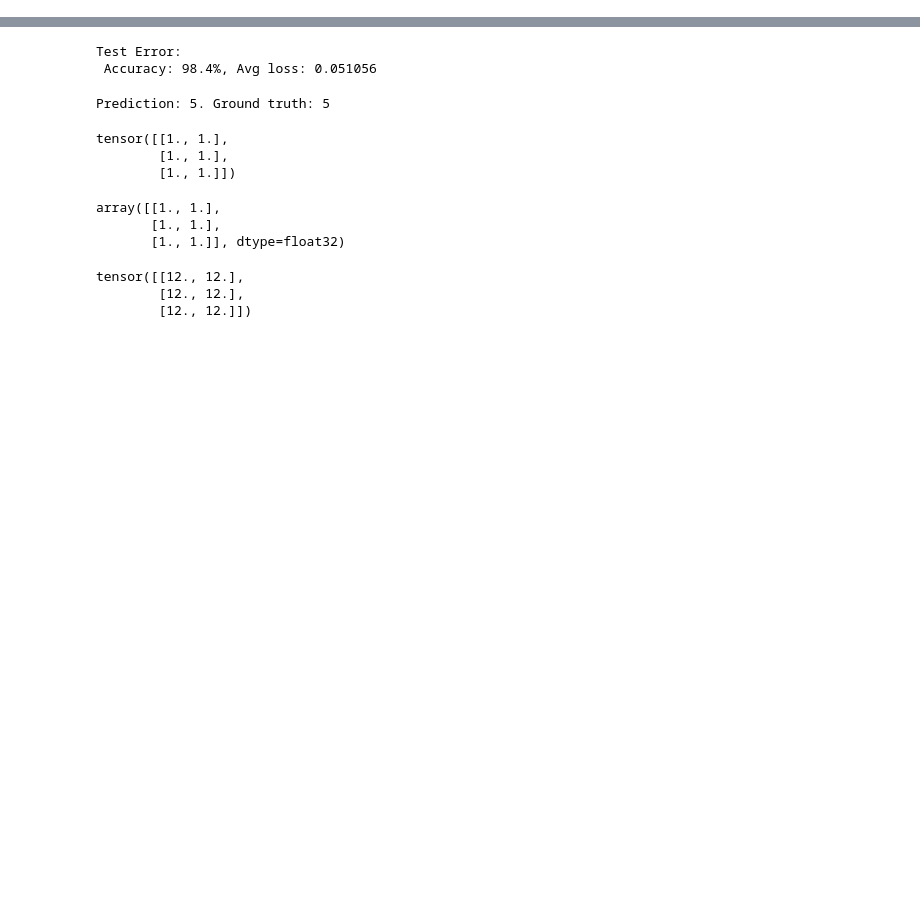
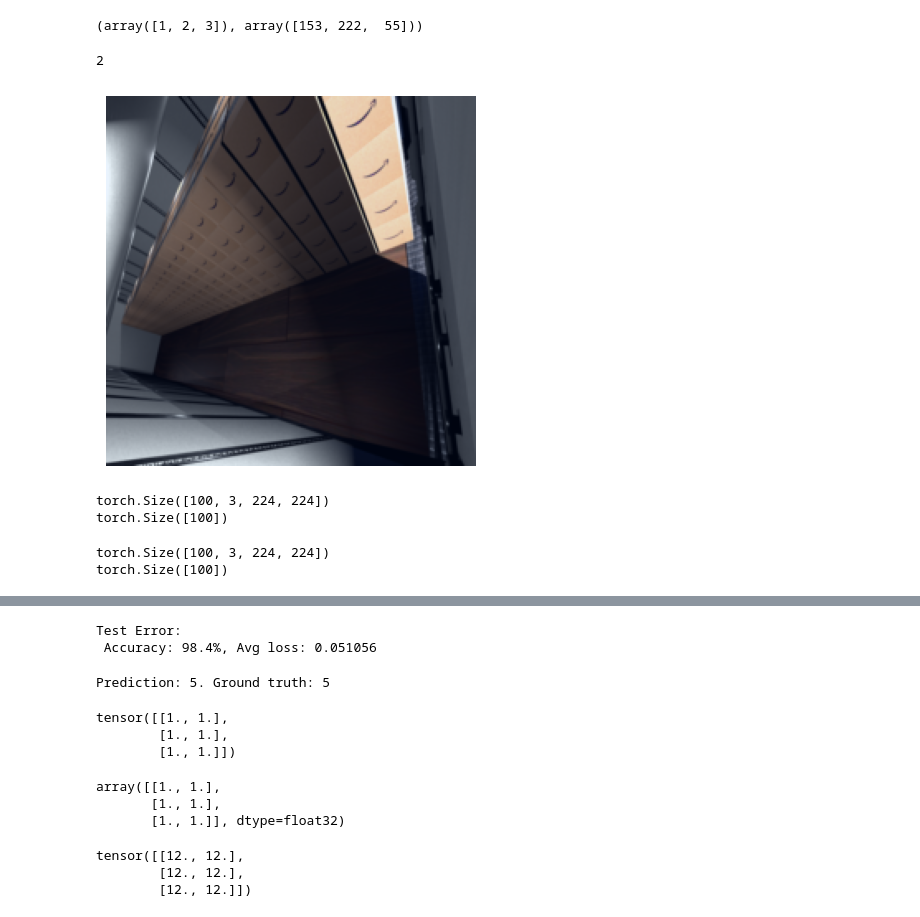
Before and after one commit to rissalhedna/Model-Playground, a Jupyter notebook: playground.ipynb, the cells around one changed output, grey strips where cells are left out. Saved outputs shown, nothing was run; the diff lists cells and outputs as text; code cells hidden in the pictures; blank space fills up the shorter version.

Commit message:
Training cargo classifier

```diff
--- a/playground.ipynb
+++ b/playground.ipynb
@@ -79,0 +48,18 @@ UNet(
+# %%
+import matplotlib.pyplot as plt
+import torch
+
+def show_rgb_tensor(tensor):
+    img = tensor.detach().cpu().numpy()
+
+    if img.ndim == 4:
+        img = img[0]
+
+    if img.shape[0] == 3:
+        img = img.transpose(1, 2, 0)
+
+    img = (img - img.min()) / (img.max() - img.min())
+
+    plt.imshow(img)
+    plt.axis('off')
+    plt.show()
@@ -79,0 +97,24 @@ UNet(
+# %%
+np.unique(labels, return_counts=True)
+# %% [output]
+(array([1, 2, 3]), array([153, 222,  55]))
+# %%
+from torchvision.transforms import v2
+transform = v2.Compose(
+    [
+        v2.ToTensor(),
+        v2.Resize([224, 224]),
+        v2.Normalize(mean=[0.485, 0.456, 0.406], std=[0.229, 0.224, 0.225]),
+
+    ]
+)
+data = TrailerDataModule(annotations_file="trailer-53ft-data/data.parquet", image_dir="trailer-53ft-data", transform=transform)
+# %%
+
+idx = torch.randint(0, len(data), (1,)).item()
+
+print(data[idx][1])
+show_rgb_tensor(data[idx][0])
+# %% [output]
+2
+[figure, added]
@@ -80,2 +125,13 @@ UNet(
+# %%
+train_dataloader = DataLoader(train, batch_size=100, shuffle=True)
+test_dataloader = DataLoader(test, batch_size=100, shuffle=True)
+
+for X, y in train_dataloader:
+    print(X.shape)
+    print(y.shape)
+    break
+# %% [output]
+torch.Size([100, 3, 224, 224])
+torch.Size([100])
 # %%
 loss_fn = nn.CrossEntropyLoss()
@@ -83,3 +139,11 @@ optimizer = torch.optim.SGD(model.parameters(), lr=1e-3)
+# %%
+for batch, (X,y) in enumerate(train_dataloader):
+    print(X.shape)
+    print(y.shape)
+    break
+# %% [output]
+torch.Size([100, 3, 224, 224])
+torch.Size([100])
 # %%
 def train(dataloader, model, loss_fn, optimizer):
     size = len(dataloader.dataset)
```
Also changed, not shown: parts of 13 cells of this notebook, 5 other files.
